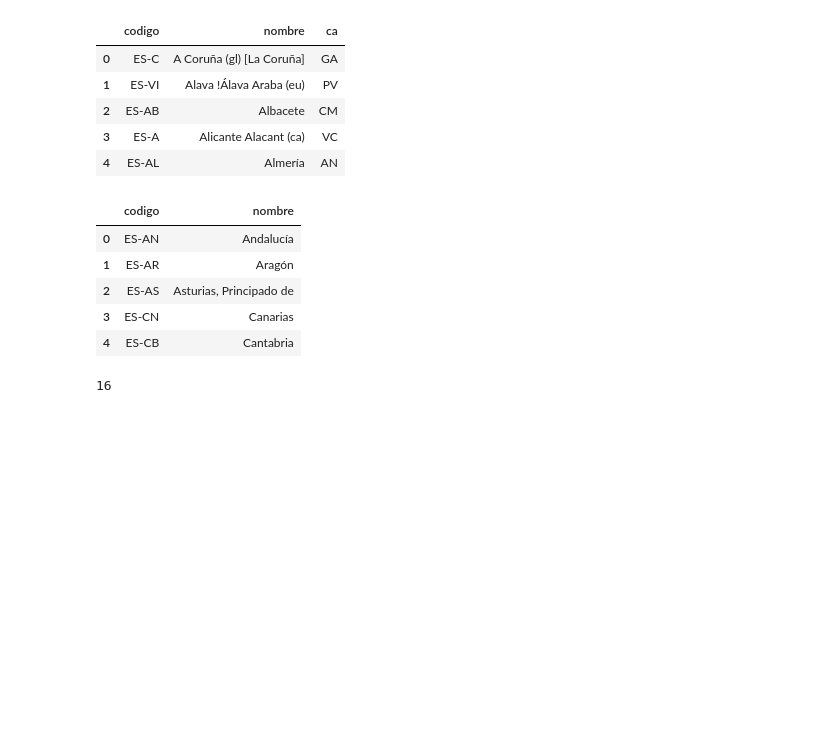
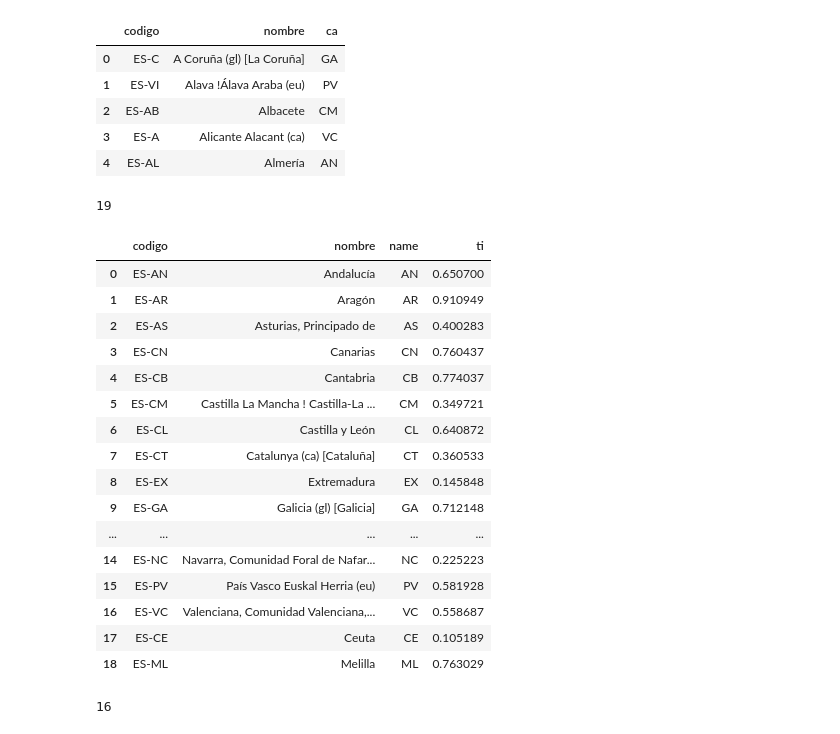
Before and after one commit to fagan2888/SIAD, a Jupyter notebook: Trabajo Grupo/mapa.ipynb, the cells around one changed output. Saved outputs shown, nothing was run; the diff lists cells and outputs as text; code cells hidden in the pictures; blank space fills up the shorter version.

```diff
--- a/Trabajo Grupo/mapa.ipynb
+++ b/Trabajo Grupo/mapa.ipynb
@@ -186,27 +187,29 @@ for i, region in enumerate(muestra_xys[muestra_xys.pais == 'ES'].ca.unique()):
     muestra_xys[muestra_xys.ca == region].plot(kind='scatter',
                                                x='lng',
                                                y='lat',
-                                               alpha=0.6,
+                                               alpha=1,
                                                ax=ax,
                                                color=color[i],
                                                marker='s',
-                                               linewidths=.3,
-                                               s=80)
+                                               linewidths=.0,
+                                              # s=80,
+                                              )
 # CLIENTES
 for i, (y, x) in enumerate(zip(data_clientes.lat.values, data_clientes.lng.values)):
 
     plt.scatter(x, y*1.0025, color='black', marker='v', s=50)
     plt.text(x - 0.7,
              y + 0.3,
-             'CLIENTE %s' % (i+1), weight='bold')
+             'CLIENTE %s' % (i+1), weight='bold', fontsize=13)
 
 # RESULTADO
-plt.scatter(res[0], res[1]*1.0025, color='red', marker='v', s=80)
-plt.text(res[0] - 0.7,
+plt.scatter(res[0], res[1]*1.0025, color='blue', marker='v', s=80)
+plt.text(res[0] - 0.75,
          res[1] + 0.3,
          'Resultado 1',
          weight='bold',
-         color='red')
+         color='blue',
+         fontsize=13)
 
 
 plt.text(-6, 44.5, '$\min_{x_0,y_0}{\sum{c_i·w_i·d_i}}$', weight='bold', fontsize=17)
@@ -335,15 +408,36 @@ prov_iso.head()
 | 2 | ES-AB | Albacete | CM |
 | 3 | ES-A | Alicante Alacant (ca) | VC |
 | 4 | ES-AL | Almería | AN |
+# %%
+ca_iso['name'] = ca_iso.codigo.apply(lambda x: x.split('-')[-1])
+# %%
+ti = np.random.uniform(size=19)
+# %%
+len(ca_iso)
+# %% [output]
+19
+# %%
+ca_iso['ti'] = ti
 # %%
-ca_iso.head()
+ca_iso
 # %% [output]
-|  | codigo | nombre |
-| 0 | ES-AN | Andalucía |
-| 1 | ES-AR | Aragón |
-| 2 | ES-AS | Asturias, Principado de |
-| 3 | ES-CN | Canarias |
-| 4 | ES-CB | Cantabria |
+|  | codigo | nombre | name | ti |
+| 0 | ES-AN | Andalucía | AN | 0.650700 |
+| 1 | ES-AR | Aragón | AR | 0.910949 |
+| 2 | ES-AS | Asturias, Principado de | AS | 0.400283 |
+| 3 | ES-CN | Canarias | CN | 0.760437 |
+| 4 | ES-CB | Cantabria | CB | 0.774037 |
+| 5 | ES-CM | Castilla La Mancha ! Castilla-La ... | CM | 0.349721 |
+| 6 | ES-CL | Castilla y León | CL | 0.640872 |
+| 7 | ES-CT | Catalunya (ca) [Cataluña] | CT | 0.360533 |
+| 8 | ES-EX | Extremadura | EX | 0.145848 |
+| 9 | ES-GA | Galicia (gl) [Galicia] | GA | 0.712148 |
+| ... | ... | ... | ... | ... |
+| 14 | ES-NC | Navarra, Comunidad Foral de Nafar... | NC | 0.225223 |
+| 15 | ES-PV | País Vasco Euskal Herria (eu) | PV | 0.581928 |
+| 16 | ES-VC | Valenciana, Comunidad Valenciana,... | VC | 0.558687 |
+| 17 | ES-CE | Ceuta | CE | 0.105189 |
+| 18 | ES-ML | Melilla | ML | 0.763029 |
 # %%
 ccaa = spain_xys.ca.unique()
 # %%
```
Also changed, not shown: parts of 35 cells of this notebook.
